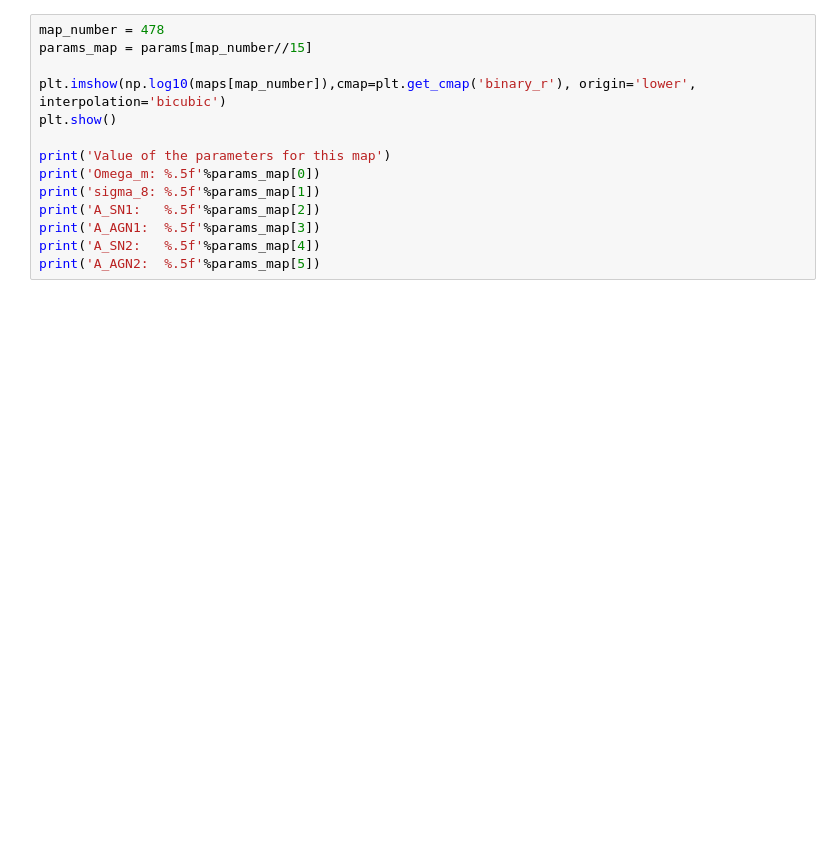
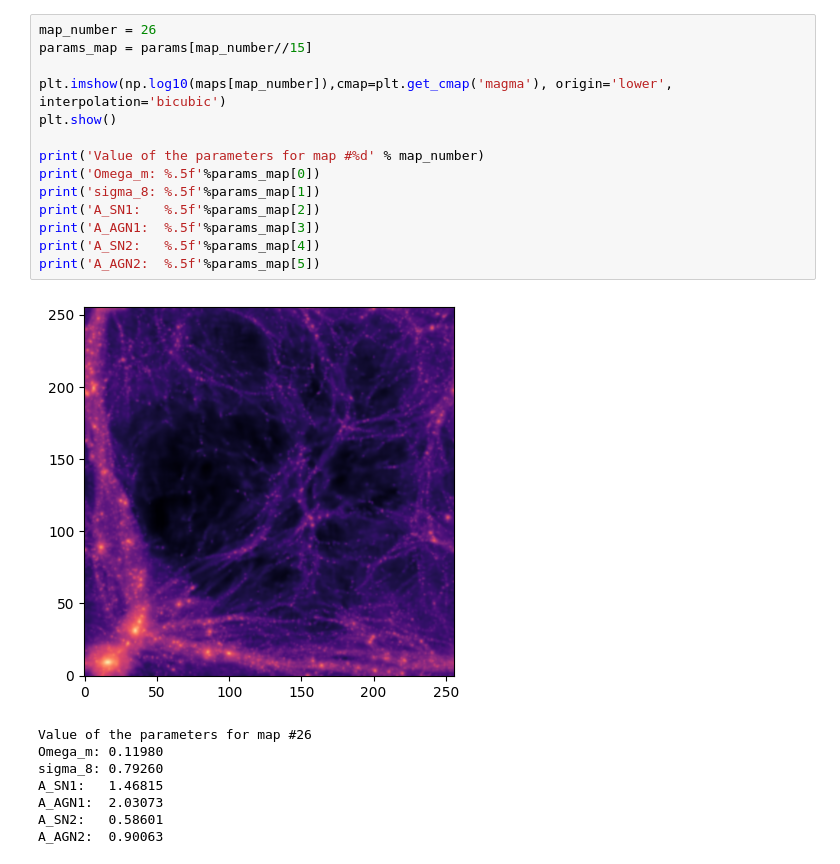
Before and after one commit to amf599-cyber/CMD_LAB7-8, a Jupyter notebook: LAB7.ipynb, the cells around one changed output. Drawn from its saved outputs; the diff is of its cells as text; blank space fills up the shorter version.

```diff
--- a/LAB7.ipynb
+++ b/LAB7.ipynb
@@ -49,14 +62,23 @@ maps[0]
 # %%
-map_number = 478
+map_number = 26
 params_map = params[map_number//15]
 
-plt.imshow(np.log10(maps[map_number]),cmap=plt.get_cmap('binary_r'), origin='lower', interpolation='bicubic')
+plt.imshow(np.log10(maps[map_number]),cmap=plt.get_cmap('magma'), origin='lower', interpolation='bicubic')
 plt.show()
 
-print('Value of the parameters for this map')
+print('Value of the parameters for map #%d' % map_number)
 print('Omega_m: %.5f'%params_map[0])
 print('sigma_8: %.5f'%params_map[1])
 print('A_SN1:   %.5f'%params_map[2])
 print('A_AGN1:  %.5f'%params_map[3])
 print('A_SN2:   %.5f'%params_map[4])
 print('A_AGN2:  %.5f'%params_map[5])
+# %% [output]
+[figure, added]
+Value of the parameters for map #26
+Omega_m: 0.11980
+sigma_8: 0.79260
+A_SN1:   1.46815
+A_AGN1:  2.03073
+A_SN2:   0.58601
+A_AGN2:  0.90063
```
Also changed, not shown: parts of 5 cells of this notebook.
